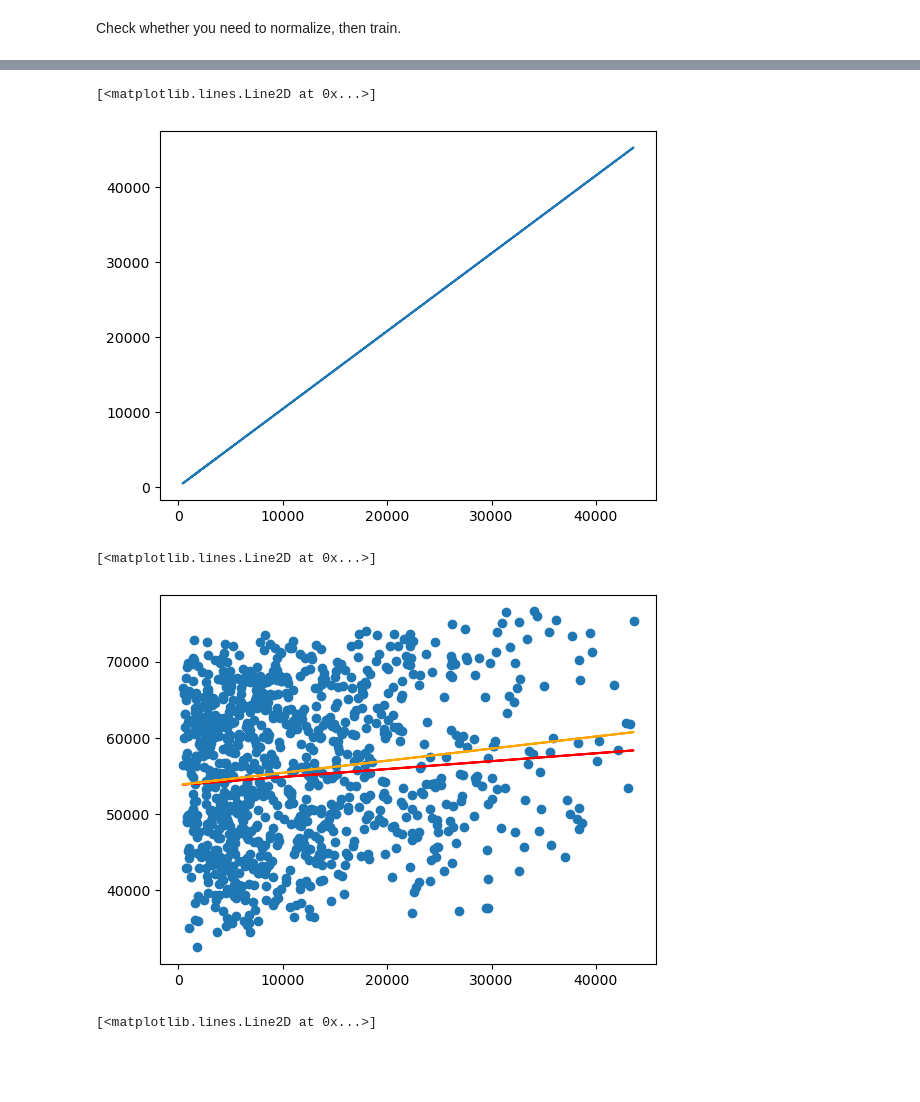
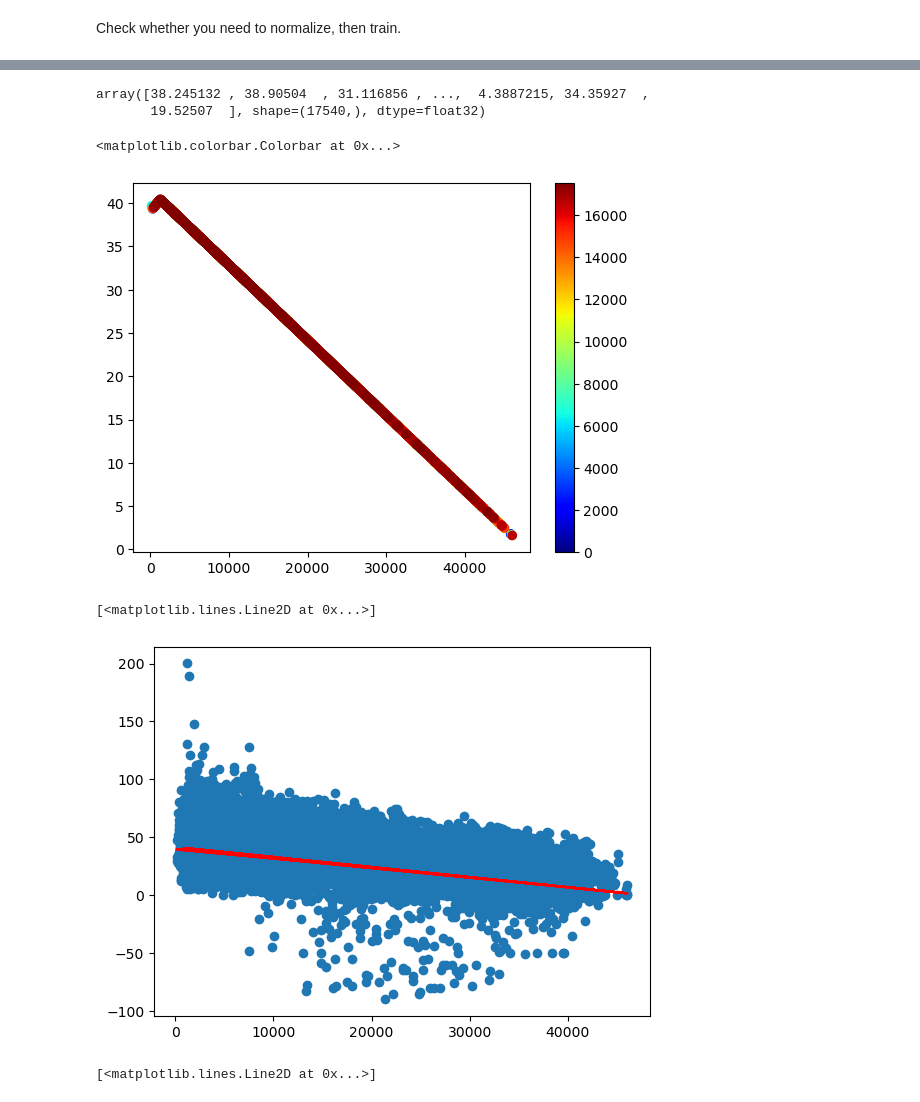
Before and after one commit to atleer/forecast-electricity-markets, a Jupyter notebook: analysis/exploratory_pytorch.ipynb, the cells around one changed output, grey strips where cells are left out. Cells and saved outputs as stored; diff of their text form; code cells hidden in the pictures; blank space fills up the shorter version.

```diff
--- a/analysis/exploratory_pytorch.ipynb
+++ b/analysis/exploratory_pytorch.ipynb
@@ -115,6 +96,8 @@ class SimpleNeuralNet(nn.Module):
         self.layers = nn.Sequential(
             nn.Linear(1,16),
             nn.ReLU(),
+            nn.Linear(16,16),
+            nn.ReLU(),
             nn.Linear(16,1)
         )
 
@@ -125,5 +108,11 @@ model = SimpleNeuralNet()
 
 criterion = nn.MSELoss()
 optimizer = torch.optim.Adam(model.parameters(), lr = 0.001)
+# %%
+optimizer = torch.optim.Adam(model.parameters(), lr = 0.01)
 # %% [markdown]
 Check whether you need to normalize, then train.
+# %%
+x_in = torch.tensor(X.values.reshape(len(X), 1), dtype = torch.float32)
+y_tensor = torch.tensor(y.values.reshape(len(y), 1), dtype=torch.float32)
+y_tensor.shape
@@ -130 +121,17 @@ Check whether you need to normalize, then train.
+# %%
+nepochs = 2000
+
+losses = []
+for epoch in range(nepochs):
+    optimizer.zero_grad()
+
+    y_out = model(x_in)
+
+    loss = criterion(y_out, y_tensor)
+
+    loss.backward()
+
+    optimizer.step()
+
+    losses.append(loss.item())
 # %%
@@ -134,15 +157,21 @@ y_out = model(x_in)
+# %%
+y_out.detach().numpy().flatten()
+# %% [output]
+array([38.245132 , 38.90504  , 31.116856 , ...,  4.3887215, 34.35927  ,
+       19.52507  ], shape=(17540,), dtype=float32)
 # %%
-plt.plot(x_in.flatten(), y_out.detach().numpy()*100)
+plt.scatter(x_in.flatten(), y_out.detach().numpy().flatten(), c = range(len(y_out)), cmap='jet')
+plt.colorbar()
 # %% [output]
-[<matplotlib.lines.Line2D at 0x...>]
+<matplotlib.colorbar.Colorbar at 0x...>
-[figure, old version]
+[figure, new version]
 # %%
 plt.scatter(x_in.flatten(), y)
-plt.plot(x_in.flatten(), y_out.detach().numpy()*10+reg[1], 'r')
-plt.plot(x_in.flatten(), reg[0]*x_in.flatten()+reg[1], 'orange')
+plt.plot(x_in.flatten(), y_out.detach().numpy().flatten(), 'r')
+#plt.plot(x_in.flatten(), reg[0]*x_in.flatten()+reg[1], 'orange')
 # %% [output]
 [<matplotlib.lines.Line2D at 0x...>]
-[figure, old version]
+[figure, new version]
 # %%
 plt.plot(x_in)
 # %% [output]
```
Also changed, not shown: parts of 10 cells of this notebook, 1 other file.
